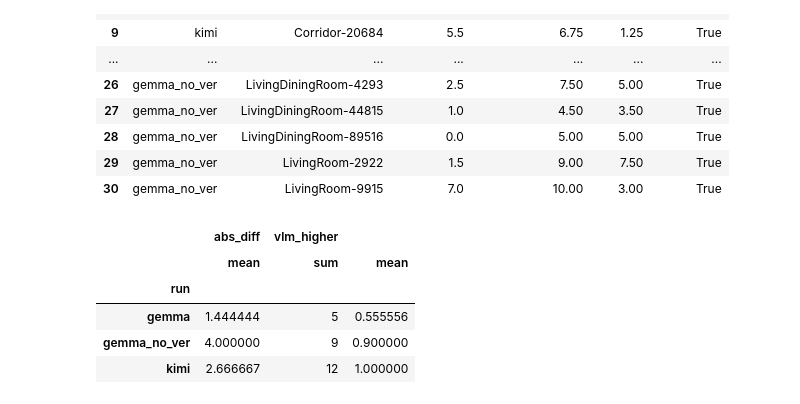
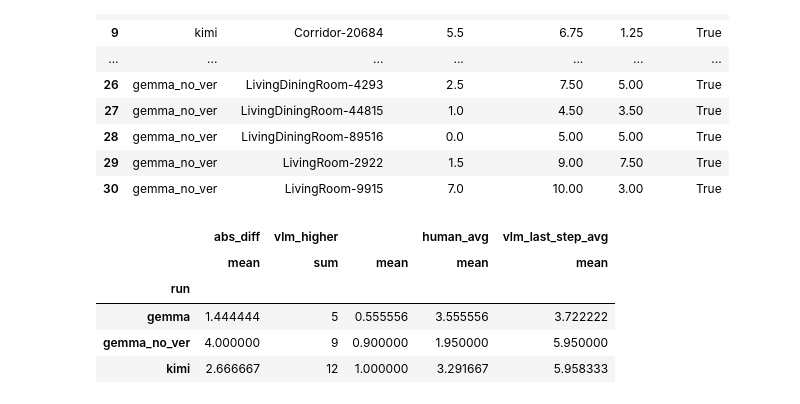
Before and after one commit to jonathansickert/3DFrontBench, a Jupyter notebook: notebooks/evaluate_runs.ipynb, the cells around one changed output. Drawn from its saved outputs; the diff is of its cells as text; code cells hidden in the pictures.

Commit message:
human evaluation

```diff
--- a/notebooks/evaluate_runs.ipynb
+++ b/notebooks/evaluate_runs.ipynb
@@ -276,14 +276,16 @@ overview_df
 # %%
 overview_df.groupby("run").agg(
     {
         "abs_diff": ["mean"],
         "vlm_higher": ["sum", "mean"],
+        "human_avg": ["mean"],
+        "vlm_last_step_avg": ["mean"],
     }
 )
 # %% [output]
-|  | abs_diff | vlm_higher |  |
-|  | mean | sum | mean |
-| run |  |  |  |
-| gemma | 1.444444 | 5 | 0.555556 |
-| gemma_no_ver | 4.000000 | 9 | 0.900000 |
-| kimi | 2.666667 | 12 | 1.000000 |
+|  | abs_diff | vlm_higher |  | human_avg | vlm_last_step_avg |
+|  | mean | sum | mean | mean | mean |
+| run |  |  |  |  |  |
+| gemma | 1.444444 | 5 | 0.555556 | 3.555556 | 3.722222 |
+| gemma_no_ver | 4.000000 | 9 | 0.900000 | 1.950000 | 5.950000 |
+| kimi | 2.666667 | 12 | 1.000000 | 3.291667 | 5.958333 |
```
Also changed, not shown: 3 other files.
